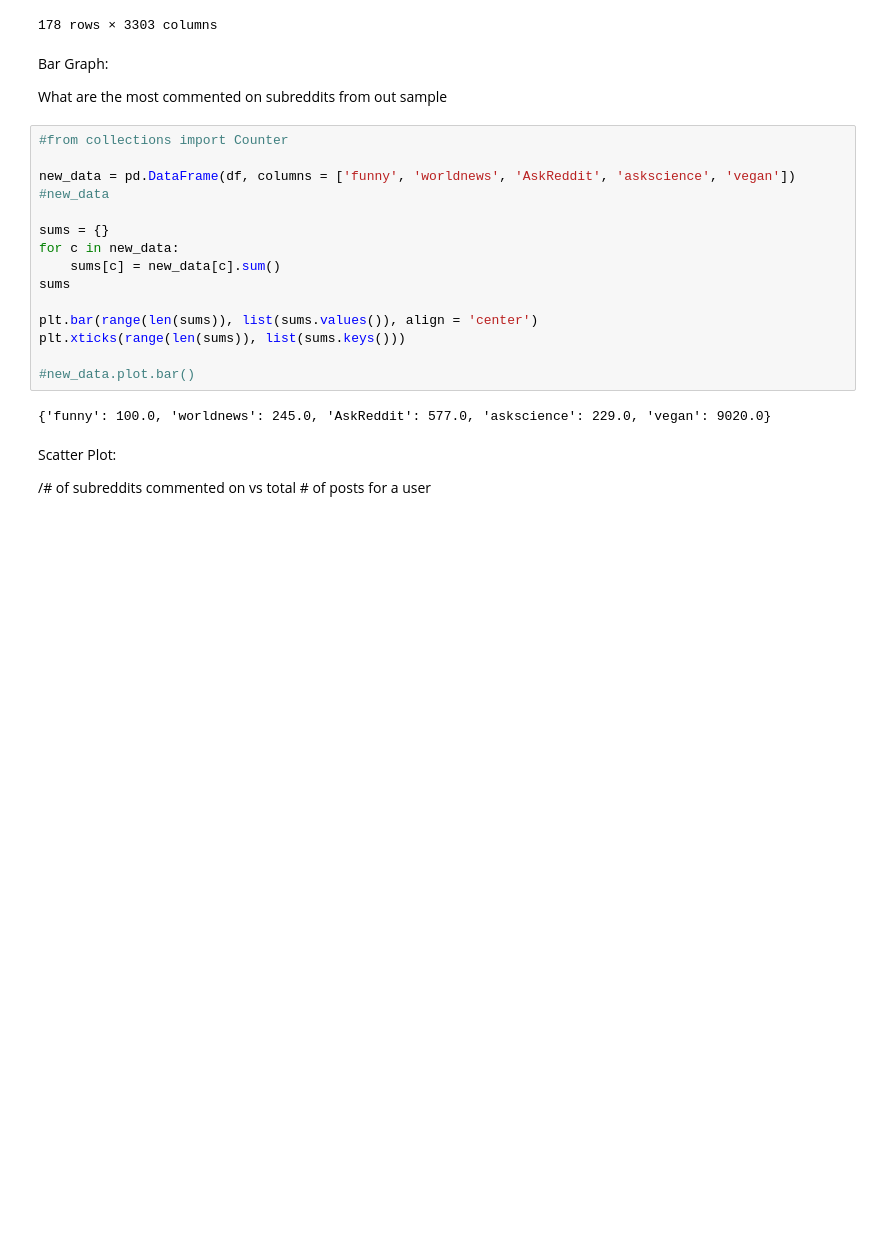
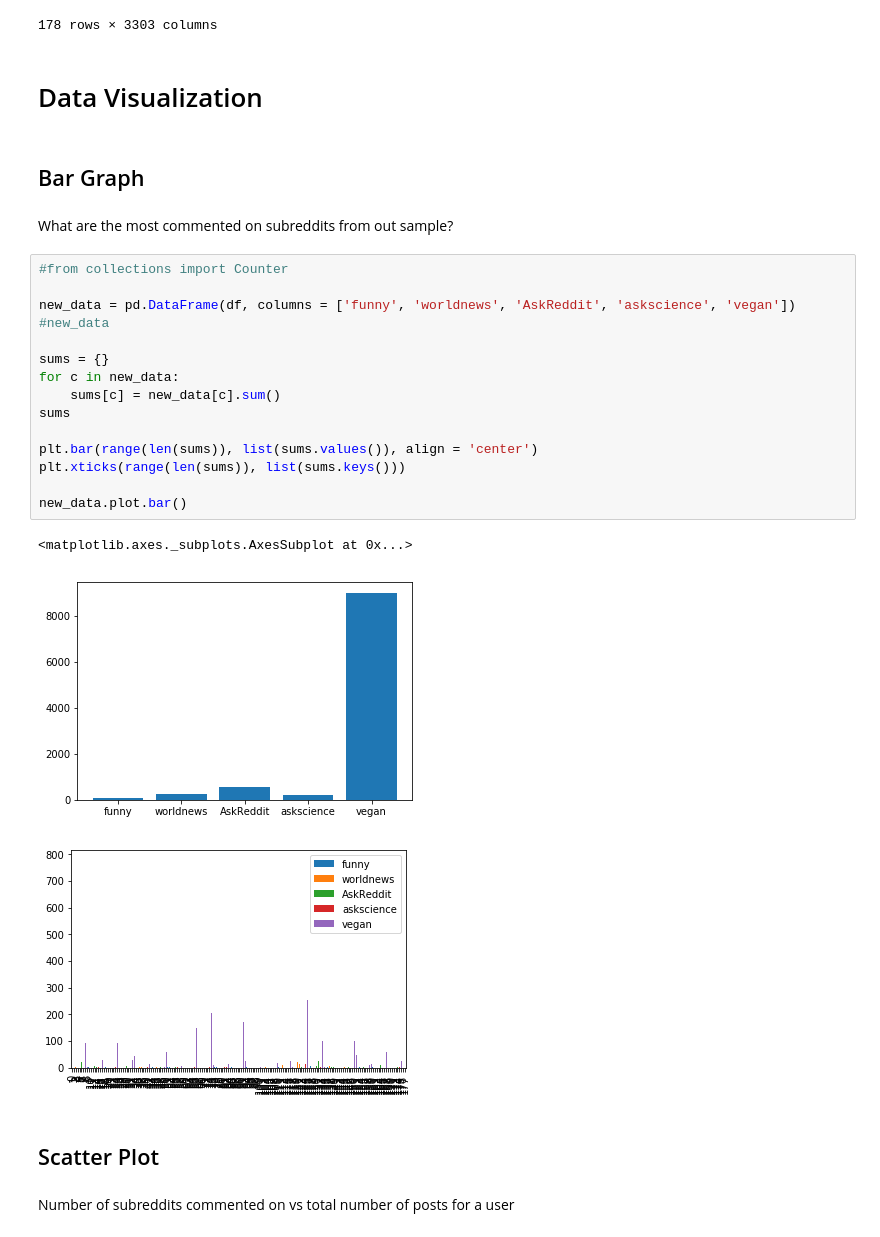
Before and after one commit to minivesper/RedditClustering, a Jupyter notebook: RedditData.ipynb, the cells around one changed output. Cells and saved outputs as stored; diff of their text form; blank space fills up the shorter version.

Commit message:
Scatter plot and notebook edit

```diff
--- a/RedditData.ipynb
+++ b/RedditData.ipynb
@@ -84,28 +84,32 @@ df
 | 176 | whatsinsidemysoul | 0.0 | 0.0 | 0.0 | 0.0 | 0.0 | 0.0 | 0.0 | 0.0 | 0.0 | ... |
 | 177 | woodyj68 | 0.0 | 0.0 | 0.0 | 0.0 | 0.0 | 0.0 | 0.0 | 0.0 | 0.0 | ... |
 178 rows × 3303 columns
+# %% [markdown]
+# Data Visualization
+# %% [markdown]
+## Bar Graph
 # %% [markdown]
-Bar Graph:
-
-What are the most commented on subreddits from out sample
+What are the most commented on subreddits from out sample?
 # %%
 #from collections import Counter
 
 new_data = pd.DataFrame(df, columns = ['funny', 'worldnews', 'AskReddit', 'askscience', 'vegan'])
 #new_data
 
 sums = {}
 for c in new_data:
     sums[c] = new_data[c].sum()
 sums
 
 plt.bar(range(len(sums)), list(sums.values()), align = 'center')
 plt.xticks(range(len(sums)), list(sums.keys()))
 
-#new_data.plot.bar()
+new_data.plot.bar()
 # %% [output]
-{'funny': 100.0, 'worldnews': 245.0, 'AskReddit': 577.0, 'askscience': 229.0, 'vegan': 9020.0}
+<matplotlib.axes._subplots.AxesSubplot at 0x...>
+[figure, added]
+[figure, added]
+# %% [markdown]
+## Scatter Plot
 # %% [markdown]
-Scatter Plot:
-
-/# of subreddits commented on vs total # of posts for a user
+Number of subreddits commented on vs total number of posts for a user
```
Also changed, not shown: parts of 12 cells of this notebook, 1 other file.
